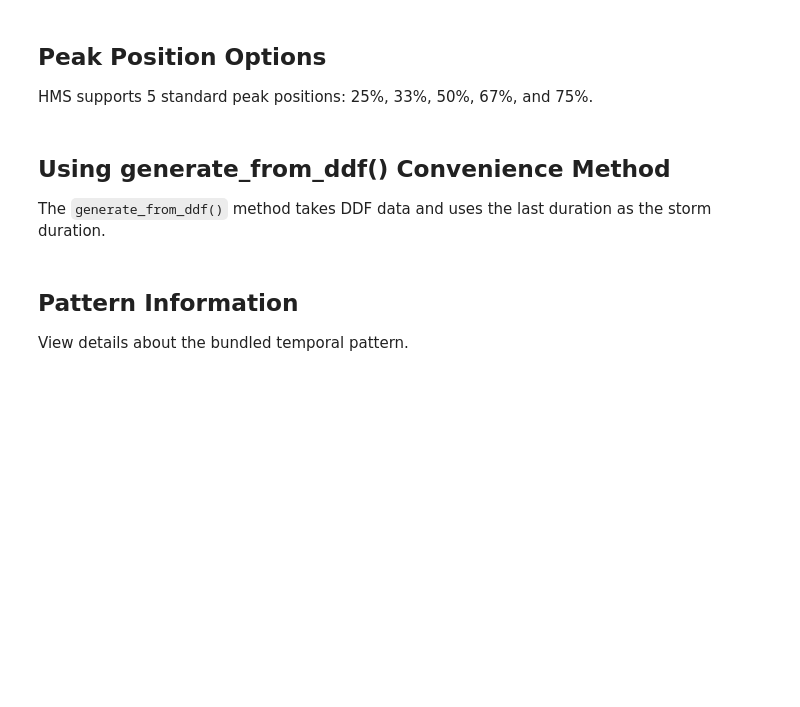
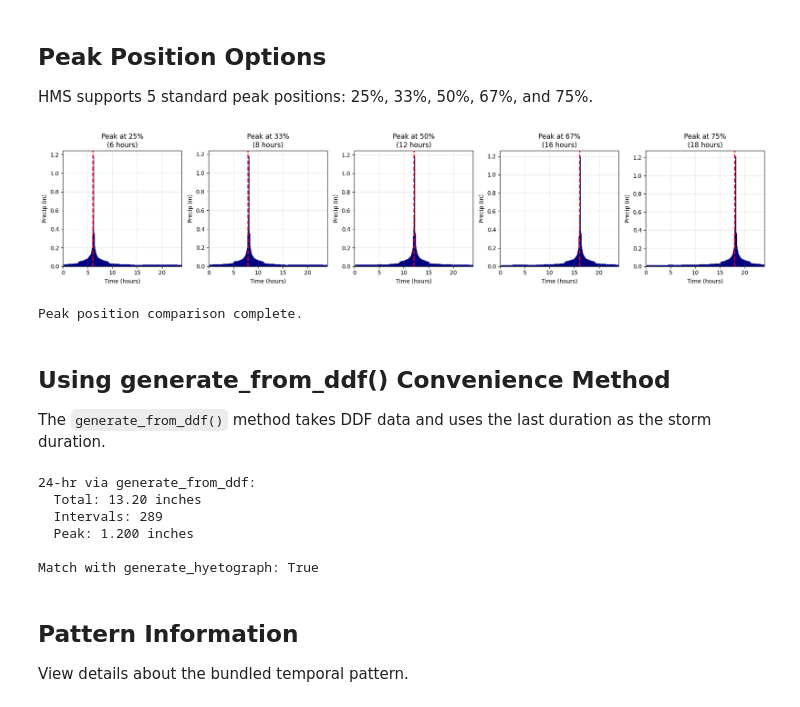
Before and after one commit to gpt-cmdr/hms-commander, a Jupyter notebook: examples/09_frequency_storm_variable_durations.ipynb, the cells around one changed output. Cells and saved outputs as stored; diff of their text form; code cells hidden in the pictures; blank space fills up the shorter version.

```diff
--- a/examples/09_frequency_storm_variable_durations.ipynb
+++ b/examples/09_frequency_storm_variable_durations.ipynb
@@ -189,29 +237,31 @@ HMS supports 5 standard peak positions: 25%, 33%, 50%, 67%, and 75%.
 # %%
 fig, axes = plt.subplots(1, 5, figsize=(18, 4))
 
 peak_positions = [25, 33, 50, 67, 75]
 
 for ax, pct in zip(axes, peak_positions):
     hyeto = FrequencyStorm.generate_hyetograph(
-        total_depth=13.20,
+        total_depth_inches=13.20,
         total_duration_min=1440,
         time_interval_min=5,
         peak_position_pct=pct
     )
 
-    time_hrs = np.arange(len(hyeto)) * 5 / 60
-    ax.bar(time_hrs, hyeto, width=5/60*0.8, color='steelblue', edgecolor='navy')
+    ax.bar(hyeto['hour'], hyeto['incremental_depth'], width=5/60*0.8, color='steelblue', edgecolor='navy')
     ax.axvline(x=24*pct/100, color='red', linestyle='--', linewidth=2)
     ax.set_xlabel('Time (hours)')
     ax.set_ylabel('Precip (in)')
     ax.set_title(f'Peak at {pct}%\n({24*pct/100:.0f} hours)')
     ax.set_xlim(0, 24)
     ax.grid(True, alpha=0.3)
 
 plt.tight_layout()
 plt.show()
 
 print("Peak position comparison complete.")
+# %% [output]
+[figure, added]
+Peak position comparison complete.
 # %% [markdown]
 ## Using generate_from_ddf() Convenience Method
 
@@ -230,13 +280,20 @@ hyeto_ddf = FrequencyStorm.generate_from_ddf(
 )
 
 print(f"24-hr via generate_from_ddf:")
-print(f"  Total: {hyeto_ddf.sum():.2f} inches")
+print(f"  Total: {hyeto_ddf['cumulative_depth'].iloc[-1]:.2f} inches")
 print(f"  Intervals: {len(hyeto_ddf)}")
-print(f"  Peak: {hyeto_ddf.max():.3f} inches")
+print(f"  Peak: {hyeto_ddf['incremental_depth'].max():.3f} inches")
 
 # Verify it matches direct generate_hyetograph
-diff = np.abs(hyeto_ddf - hyeto_24hr).max()
+diff = (hyeto_ddf['incremental_depth'] - hyeto_24hr['incremental_depth']).abs().max()
 print(f"\nMatch with generate_hyetograph: {diff < 1e-10}")
+# %% [output]
+24-hr via generate_from_ddf:
+  Total: 13.20 inches
+  Intervals: 289
+  Peak: 1.200 inches
+
+Match with generate_hyetograph: True
 # %% [markdown]
 ## Pattern Information
 
```
Also changed, not shown: parts of 9 cells of this notebook, 20 other files.
